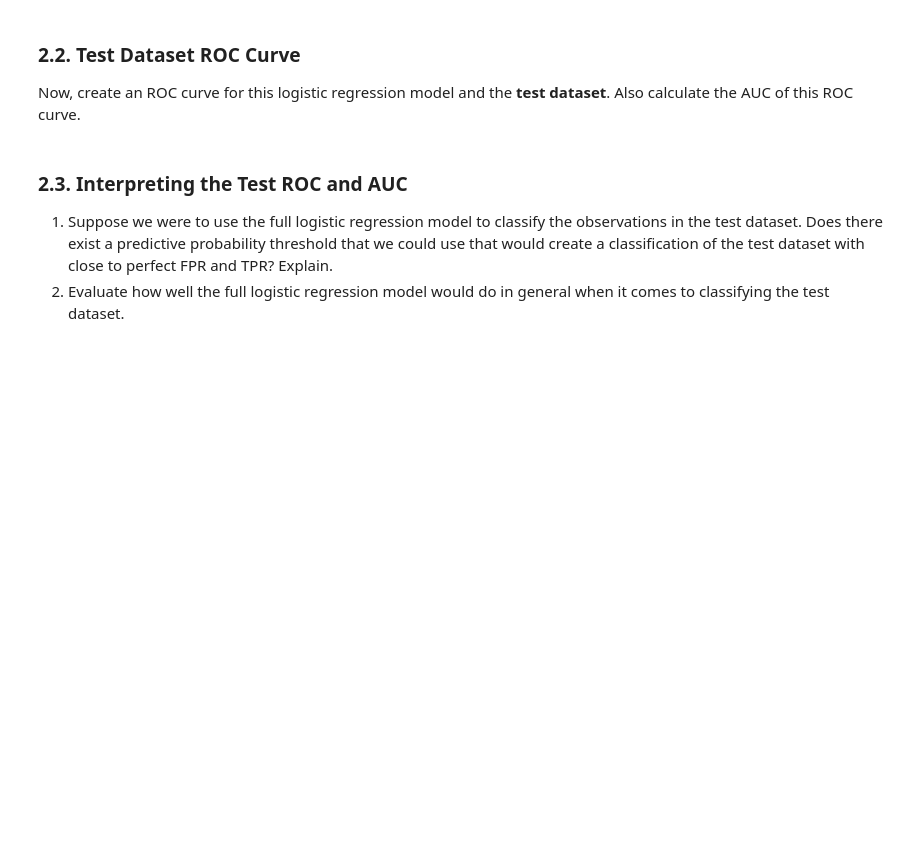
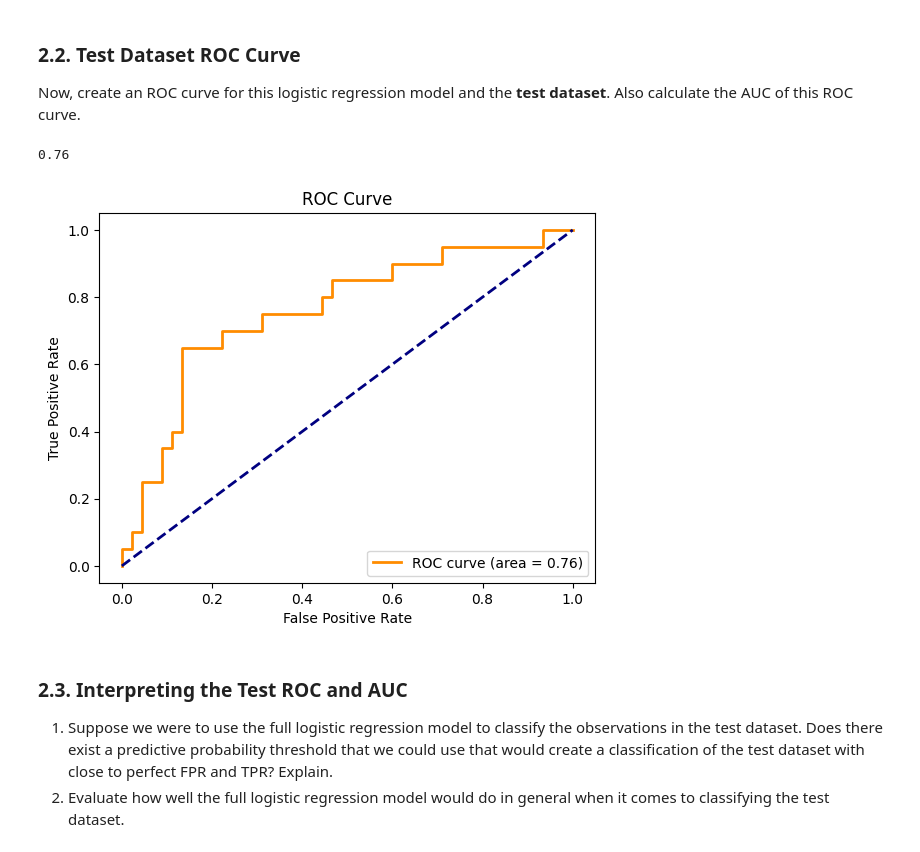
Before and after one commit to ryguy2k4/stat207, a Jupyter notebook: lab_12/lab_12_individual.ipynb, the cells around one changed output. Cells and saved outputs as stored; diff of their text form; code cells hidden in the pictures; blank space fills up the shorter version.

```diff
--- a/lab_12/lab_12_individual.ipynb
+++ b/lab_12/lab_12_individual.ipynb
@@ -179,3 +268,25 @@ Now, create an ROC curve for this logistic regression model and the **test datas
+# %%
+df_test["predictive_prob"] = full_model.predict(df_test)
+# %%
+fprs, tprs, thresholds = roc_curve(y_true=df_test["host_is_superhost"], y_score=df_test["predictive_prob"])
+# %%
+auc = roc_auc_score(y_true=df_test["host_is_superhost"], y_score=df_test["predictive_prob"])
+auc
+# %% [output]
+0.76
+# %%
+def plot_roc(fpr, tpr, auc, lw=2):
+    plt.plot(fpr, tpr, color="darkorange",lw=lw,label="ROC curve (area = "+str(round(auc,3))+")")
+    plt.plot([0,1], [0,1], color="navy",lw=lw, linestyle="--")
+    plt.xlabel("False Positive Rate")
+    plt.ylabel("True Positive Rate")
+    plt.title("ROC Curve")
+    plt.legend(loc="lower right")
+    plt.show()
+# %%
+plot_roc(fprs, tprs, auc)
+# %% [output]
+[figure, added]
 # %% [markdown]
 ### 2.3. Interpreting the Test ROC and AUC
 
```
Also changed, not shown: parts of 22 cells of this notebook.
